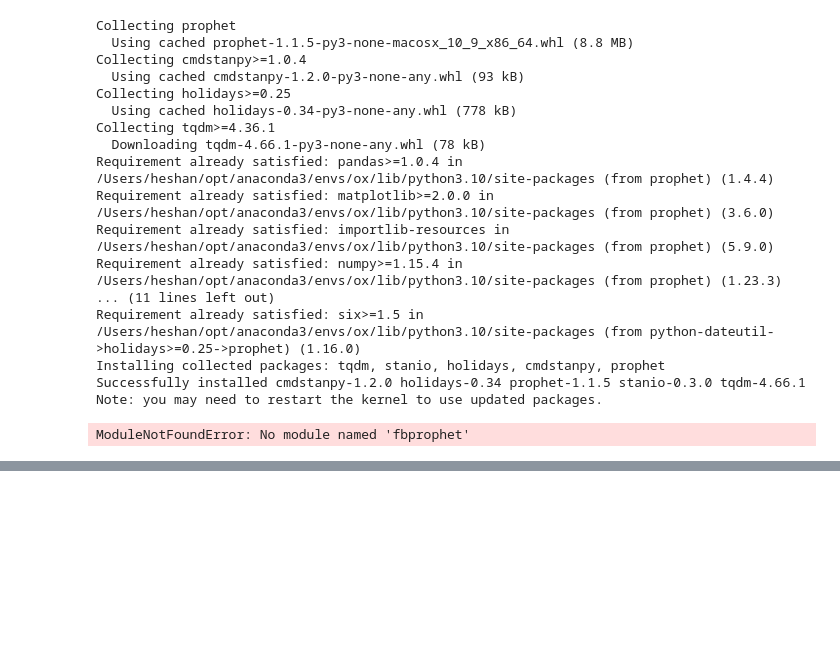
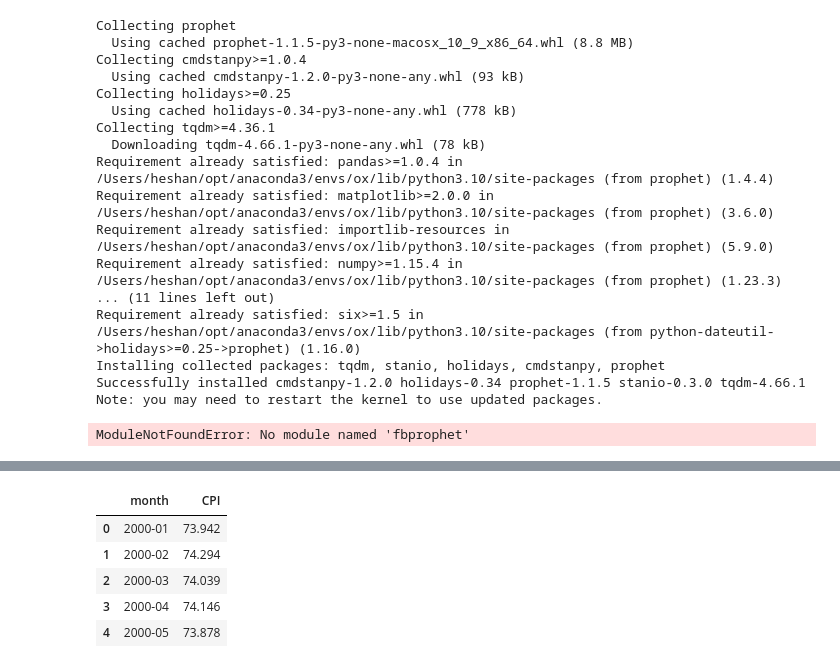
Before and after one commit to heshanjse/sg_property_price_prediction, a Jupyter notebook: forecasting.ipynb, the cells around one changed output, grey strips where cells are left out. Cells and saved outputs as stored; diff of their text form; code cells hidden in the pictures; blank space fills up the shorter version.

```diff
--- a/forecasting.ipynb
+++ b/forecasting.ipynb
@@ -160,0 +215,10 @@ ModuleNotFoundError: No module named 'fbprophet'
+# %%
+df6 = pd.read_csv("historyCPIFormated.csv")
+df6.head()
+# %% [output]
+|  | month | CPI |
+| 0 | 2000-01 | 73.942 |
+| 1 | 2000-02 | 74.294 |
+| 2 | 2000-03 | 74.039 |
+| 3 | 2000-04 | 74.146 |
+| 4 | 2000-05 | 73.878 |
```
Also changed, not shown: parts of 5 cells of this notebook, 4 other files.
